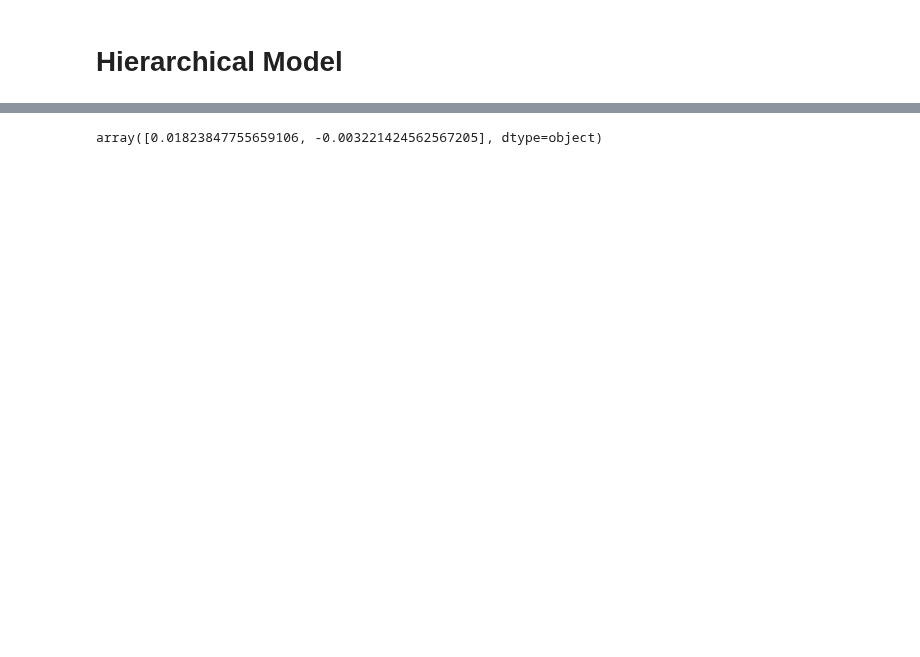
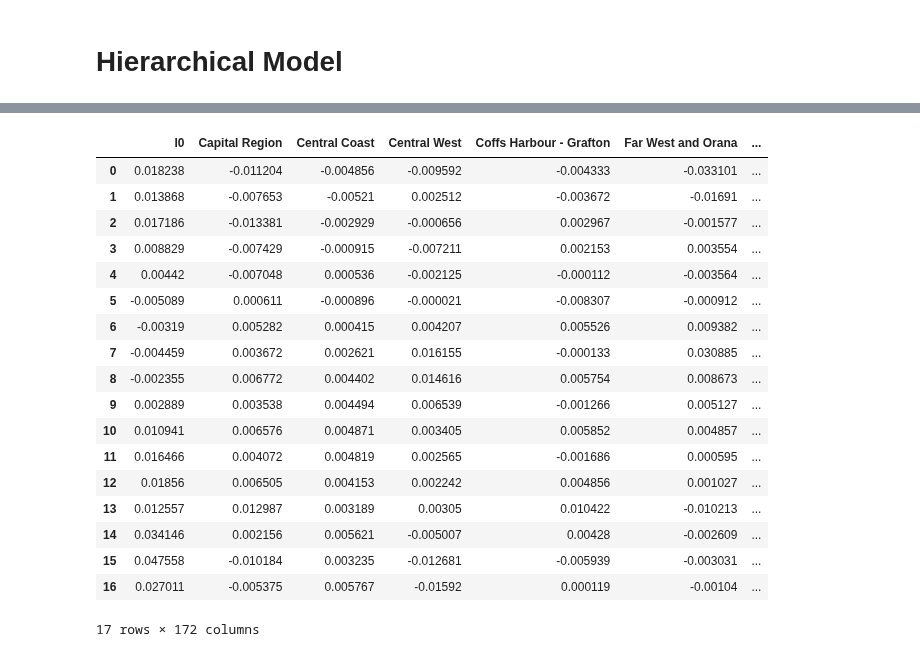
Before and after one commit to LyuLingfeng95/PhDProject1, a Jupyter notebook: Project1_compared2MinT(Shrink).ipynb, the cells around one changed output, grey strips where cells are left out. Drawn from its saved outputs; the diff is of its cells as text; code cells hidden in the pictures; blank space fills up the shorter version.

```diff
--- a/Project1_compared2MinT(Shrink).ipynb
+++ b/Project1_compared2MinT(Shrink).ipynb
@@ -571,3 +528,31 @@ def transform_df(df_dis):
+# %%
+df_len = 17
+
+# Create an empty dictionary to store the columns
+columns = {}
+
+# Loop through the column names and create an empty list for each one
+for col_name in hm_names:
+    columns[col_name] = []
+
+# Populate the columns with the desired length (17)
+for i in range(df_len):
+    for col_name in hm_names:
+        columns[col_name].append(None)
+
+# Create the dataframe from the dictionary of columns
+new_df = pd.DataFrame(columns)
+
+
+# Loop through each row index in new_df
+for R in range(0,17):
+    # Loop through each column name in new_df
+    for key in new_df.columns:
+        # Get the corresponding ARIMA model from Dict_strt2Arimas and predict one period
+        arima_model = Dict_strt2Arimas[R + 120][key]['Model']
+        prediction = arima_model.predict(n_periods=1, return_conf_int=False)[0]
+        # Set the value in new_df to the predicted value
+        new_df.loc[R, key] = prediction
 # %%
 def base_errors_2(colname, M):
     if colname == 'l0' or colname in avg_2_pivot.columns:
@@ -631,3 +598,9 @@ Progress: 16/172
+# %%
+# with open("Dict_Errors_Hi.pickle", "wb") as file:
+#     pickle.dump(Dict_Errors_Hi, file)
+
+with open("Dict_Errors_Hi.pickle", "rb") as file:
+     Dict_Errors_Hi = pickle.load(file)
 # %%
 # Create a list of keys to delete
 keys_to_delete = []
@@ -662,29 +635,28 @@ def forecast_base_2(M, h, Dict_Errors_Hi, df_l):
 
     return forecasts
 # %%
+M0=120
 ARIMAforecasts = forecast_base_2(M0, 1, Dict_Errors_Hi, df_l)
 ARIMAforecasts = ARIMAforecasts.reset_index(drop = True)
-# %% [output]
-array([0.01823847755659106, -0.003221424562567205], dtype=object)
 # %%
 from sklearn.linear_model import LinearRegression
 def ini_onestepforecast_hi(colname, M):
     if colname in avg_3_pivot.columns:
     # Get the data for the specified column
         sa4 = aveHPIdf_lv3.loc[aveHPIdf_lv3['postcode'] == colname]['sa4'].iloc[0]
-        results_array = np.empty((data.shape[0]-M,))
+        results_array = np.empty((df_l.shape[0]-M,))
         for i in range(M, df_l.shape[0]):
             N = data.shape[0] - M
             train_start = i - M
             train_end = i - 1
             test_start = i
             test_end = i + N
-            train_X = df_l[['l0', sa4]][train_start:train_end+1]
-            train_Y = df_l[colname][train_start:train_end+1]
+            train_X = df_l[['l0', sa4]][train_start:train_end+1].values
+            train_Y = df_l[colname][train_start:train_end+1].values
             model = LinearRegression().fit(train_X, train_Y)
             test_X =np.array(ARIMAforecasts.iloc[test_start][['l0', sa4]]).reshape(1,-1)
             test_Y_pred = model.predict(test_X)
-            results_array[i-M]
+            results_array[i-M] = test_Y_pred
         # Calculate average MSE for each series
         return  results_array
 # %%
@@ -698,6 +670,28 @@ for col in avg_3_pivot.columns:
 
     # Add the forecasts to the ARIMAforecasts dataframe
     df_onestep[col] = forecasts
+# %%
+df_onestep
+# %% [output]
+|  | l0 | Capital Region | Central Coast | Central West | Coffs Harbour - Grafton | Far West and Orana | ... |
+| 0 | 0.018238 | -0.011204 | -0.004856 | -0.009592 | -0.004333 | -0.033101 | ... |
+| 1 | 0.013868 | -0.007653 | -0.00521 | 0.002512 | -0.003672 | -0.01691 | ... |
+| 2 | 0.017186 | -0.013381 | -0.002929 | -0.000656 | 0.002967 | -0.001577 | ... |
+| 3 | 0.008829 | -0.007429 | -0.000915 | -0.007211 | 0.002153 | 0.003554 | ... |
+| 4 | 0.00442 | -0.007048 | 0.000536 | -0.002125 | -0.000112 | -0.003564 | ... |
+| 5 | -0.005089 | 0.000611 | -0.000896 | -0.000021 | -0.008307 | -0.000912 | ... |
+| 6 | -0.00319 | 0.005282 | 0.000415 | 0.004207 | 0.005526 | 0.009382 | ... |
+| 7 | -0.004459 | 0.003672 | 0.002621 | 0.016155 | -0.000133 | 0.030885 | ... |
+| 8 | -0.002355 | 0.006772 | 0.004402 | 0.014616 | 0.005754 | 0.008673 | ... |
+| 9 | 0.002889 | 0.003538 | 0.004494 | 0.006539 | -0.001266 | 0.005127 | ... |
+| 10 | 0.010941 | 0.006576 | 0.004871 | 0.003405 | 0.005852 | 0.004857 | ... |
+| 11 | 0.016466 | 0.004072 | 0.004819 | 0.002565 | -0.001686 | 0.000595 | ... |
+| 12 | 0.01856 | 0.006505 | 0.004153 | 0.002242 | 0.004856 | 0.001027 | ... |
+| 13 | 0.012557 | 0.012987 | 0.003189 | 0.00305 | 0.010422 | -0.010213 | ... |
+| 14 | 0.034146 | 0.002156 | 0.005621 | -0.005007 | 0.00428 | -0.002609 | ... |
+| 15 | 0.047558 | -0.010184 | 0.003235 | -0.012681 | -0.005939 | -0.003031 | ... |
+| 16 | 0.027011 | -0.005375 | 0.005767 | -0.01592 | 0.000119 | -0.00104 | ... |
+17 rows × 172 columns
 # %%
 df_onestep_ori = reverse_transform_df(df_onestep)
 df_onestep_ori = df_onestep_ori.filter(avg_3_pivot.columns, axis=1)
```
Also changed, not shown: parts of 36 cells of this notebook, 3 other files.
